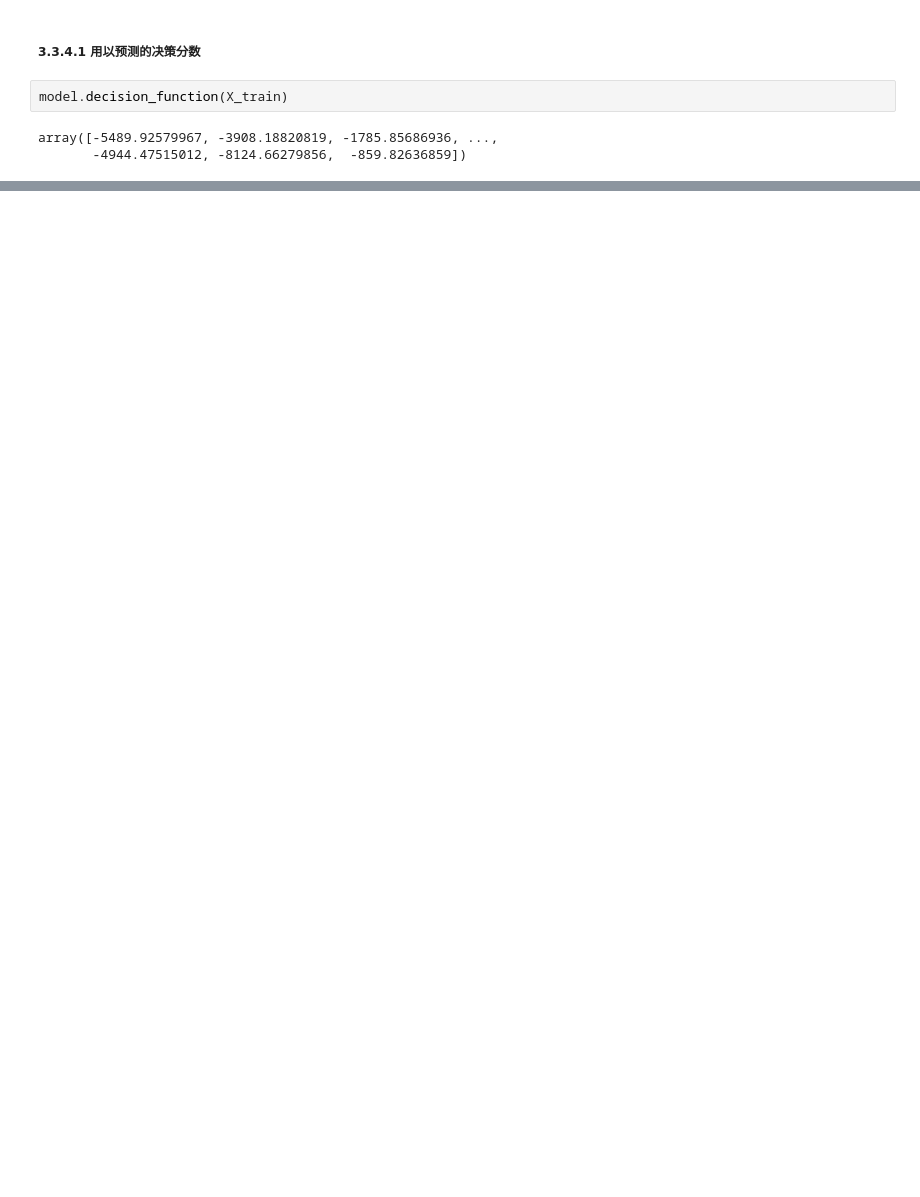
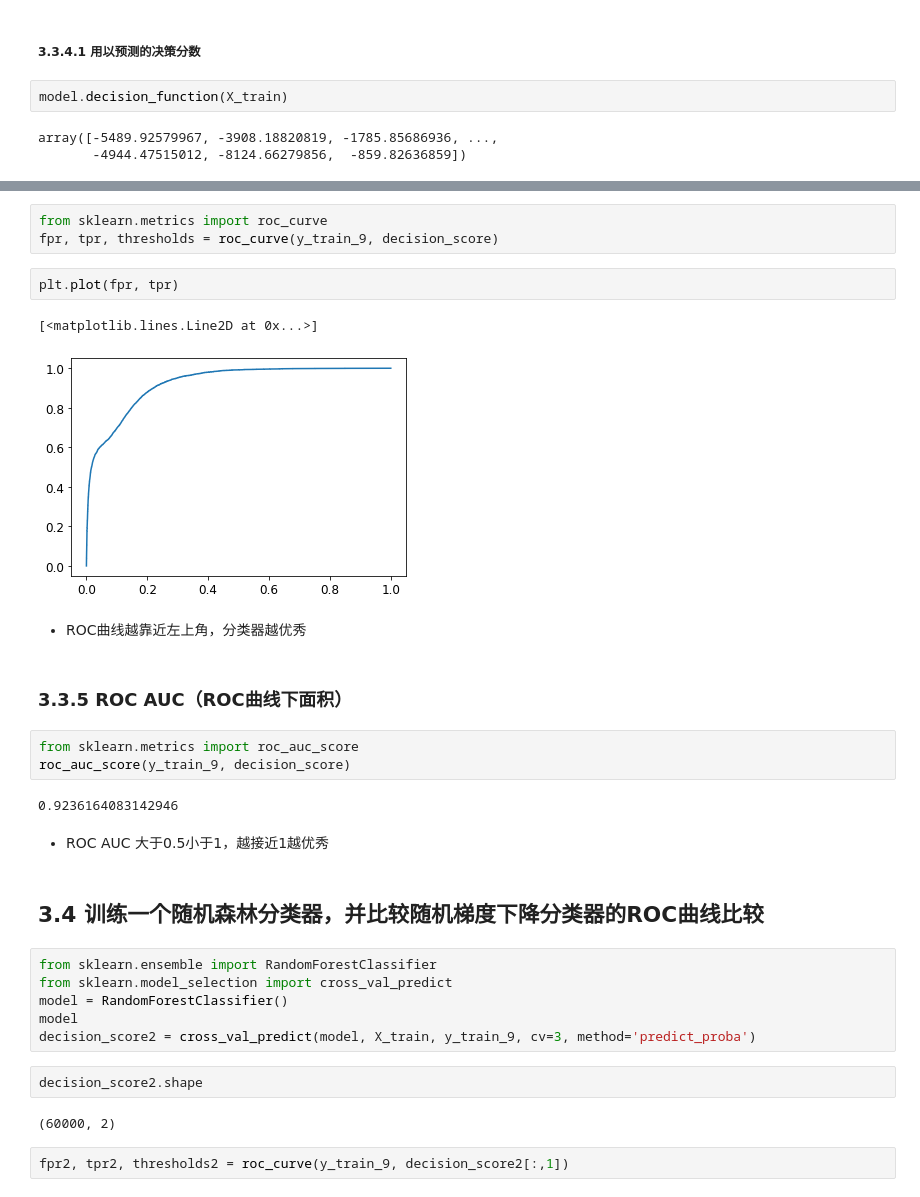
Before and after one commit to GoldenRaven/MachineLearning_notebook, a Jupyter notebook: 03_classification.ipynb, the cells around one changed output, grey strips where cells are left out. Drawn from its saved outputs; the diff is of its cells as text; blank space fills up the shorter version.

Commit message:
feat: finish Binary Classifier

```diff
--- a/03_classification.ipynb
+++ b/03_classification.ipynb
@@ -329,0 +382,33 @@ array([-11443.88906332, -16823.09518692, -12242.42101949, ...,
+# %%
+from sklearn.metrics import roc_curve
+fpr, tpr, thresholds = roc_curve(y_train_9, decision_score)
+# %%
+plt.plot(fpr, tpr)
+# %% [output]
+[<matplotlib.lines.Line2D at 0x...>]
+[figure, added]
+# %% [markdown]
+* ROC曲线越靠近左上角，分类器越优秀
+# %% [markdown]
+### 3.3.5 ROC AUC（ROC曲线下面积）
+# %%
+from sklearn.metrics import roc_auc_score
+roc_auc_score(y_train_9, decision_score)
+# %% [output]
+0.9236164083142946
+# %% [markdown]
+* ROC AUC 大于0.5小于1，越接近1越优秀
+# %% [markdown]
+## 3.4 训练一个随机森林分类器，并比较随机梯度下降分类器的ROC曲线比较
+# %%
+from sklearn.ensemble import RandomForestClassifier
+from sklearn.model_selection import cross_val_predict
+model = RandomForestClassifier()
+model
+decision_score2 = cross_val_predict(model, X_train, y_train_9, cv=3, method='predict_proba')
+# %%
+decision_score2.shape
+# %% [output]
+(60000, 2)
+# %%
+fpr2, tpr2, thresholds2 = roc_curve(y_train_9, decision_score2[:,1])
```
Also changed, not shown: parts of 20 cells of this notebook.
